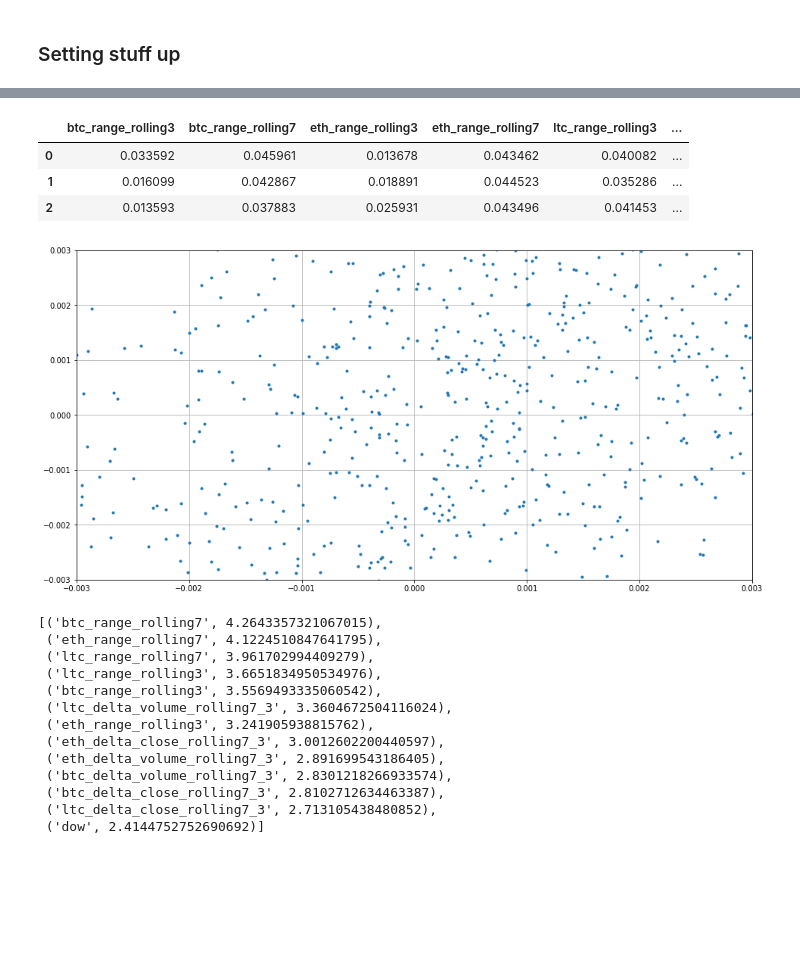
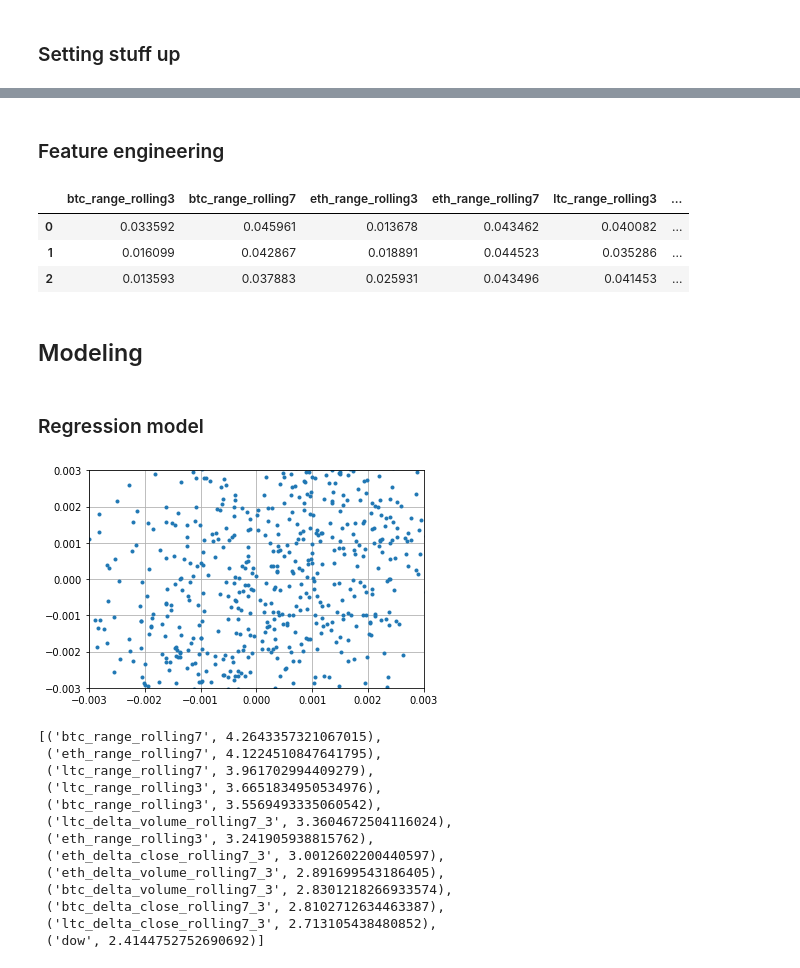
Before and after one commit to karipuf/crypto, a Jupyter notebook: crypto_modeling.ipynb, the cells around one changed output, grey strips where cells are left out. Drawn from its saved outputs; the diff is of its cells as text; code cells hidden in the pictures; blank space fills up the shorter version.

```diff
--- a/crypto_modeling.ipynb
+++ b/crypto_modeling.ipynb
@@ -103,15 +4,0 @@ pl.gca().grid(True)
-# %%
-#@title Join different sets and simple ETL
-# ETL
-
-combined=(reduce(lambda x,y:x.join(y,"time"),
-          [dbtc.alias("dbtc"),deth.alias("deth"),dltc.alias("dltc")])
-.select("time",*[F.expr(f"d{coin}.{kpi}").alias(f"{coin}_{kpi}")
-    for kpi in ('open','close','low','high','volume')
-    for coin in ('btc','eth','ltc')]).orderBy("time"))
-
-df=(combined.alias("combined").select("combined.*",*rollingRows())\
-.withColumn("row",F.rank().over(Window.orderBy("time"))).where("row>10") # Removing first n rows to allow for rolling windows
-.orderBy("time"))
-
-display(df.limit(3).toPandas())
@@ -125 +49,3 @@ display(df.limit(3).toPandas())
+# %% [markdown]
+### Feature engineering
 # %%
@@ -152,36 +77,37 @@ display(data.iloc[:3,:])
 | 0 | 0.033592 | 0.045961 | 0.013678 | 0.043462 | 0.040082 | ... |
 | 1 | 0.016099 | 0.042867 | 0.018891 | 0.044523 | 0.035286 | ... |
 | 2 | 0.013593 | 0.037883 | 0.025931 | 0.043496 | 0.041453 | ... |
+# %% [markdown]
+## Modeling
+# %% [markdown]
+### Regression model
 # %%
-#@title Train regression model
-
-# Model the bugger!
-#####################
+# Regression model
 
 numtest=2000
 train=data.iloc[:-numtest,:]
 test=data.iloc[-numtest:,:]
 
 # Hacked weights - based on ordering and assumes sorted by time - BAD
 w_=train.reset_index(drop=True).index
 weights=list(w_/np.max(w_))
 
 # Parameters
 kwags={'num_leaves':120,'n_estimators':500,'learning_rate':0.05,'boosting_type':'dart'}
 mod=LGBMRegressor(**kwags).fit(X=train[[tmp for tmp in train.columns if tmp!="label"]],y=train.label,sample_weight=weights)
 
 # Visualize
-pl.figure(figsize=(16,8))
+#pl.figure(figsize=(16,8))
 #pl.plot(mod.predict(test[[tmp for tmp in test.columns if tmp!="label"]]),test.label,'.')
 faketest=train.sample(3000)
 pl.plot(mod.predict(faketest[[tmp for tmp in faketest.columns if tmp!="label"]]),faketest.label,'.')
 
 axlims=[-.003,.003]
 pl.gca().set_xlim(axlims)
 pl.gca().set_ylim(axlims)
 pl.gca().grid(True)
 # %% [output]
-[figure, old version]
+[figure, new version]
 # %%
 #@title Feature importances
 # Feature importances
```
Also changed, not shown: parts of 15 cells of this notebook.
